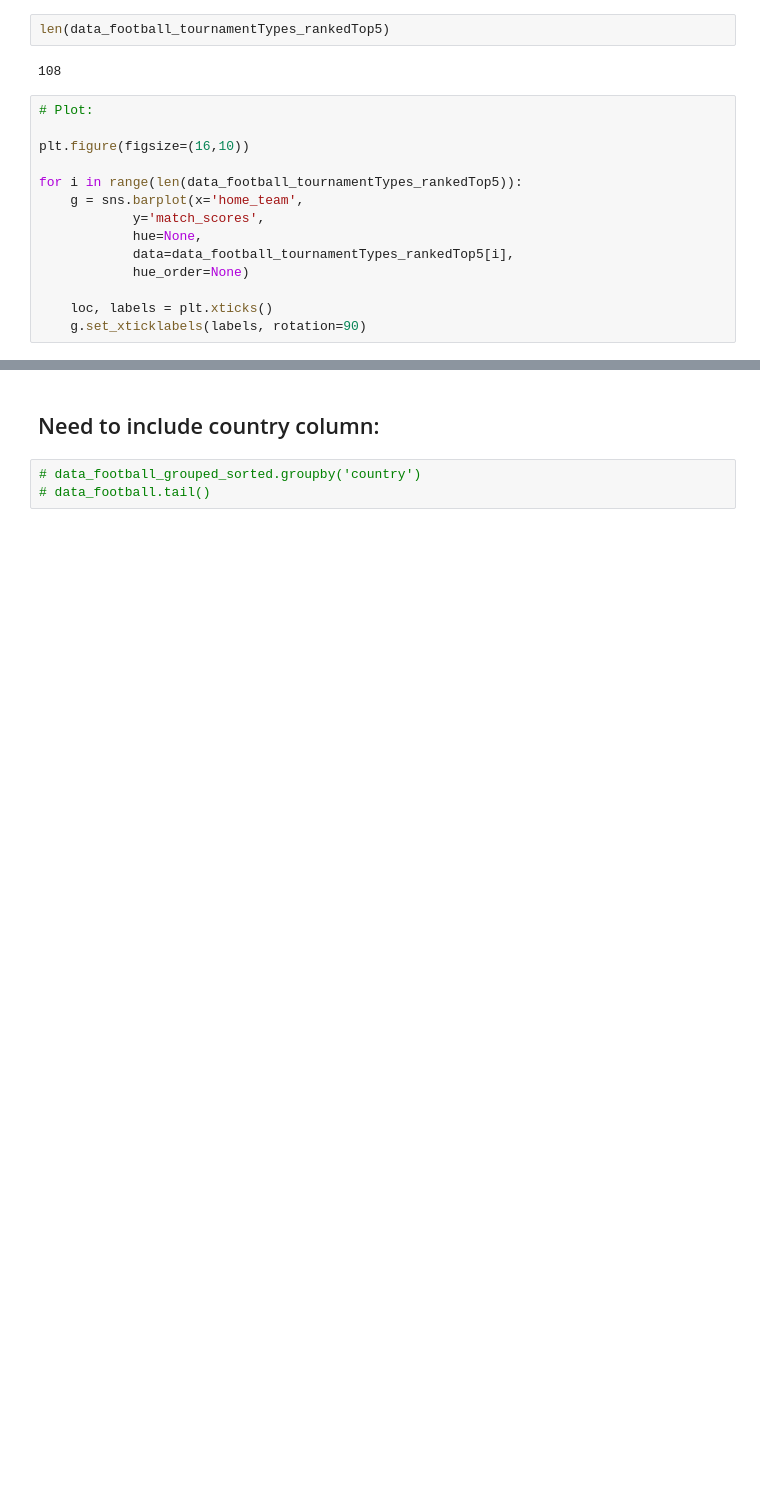
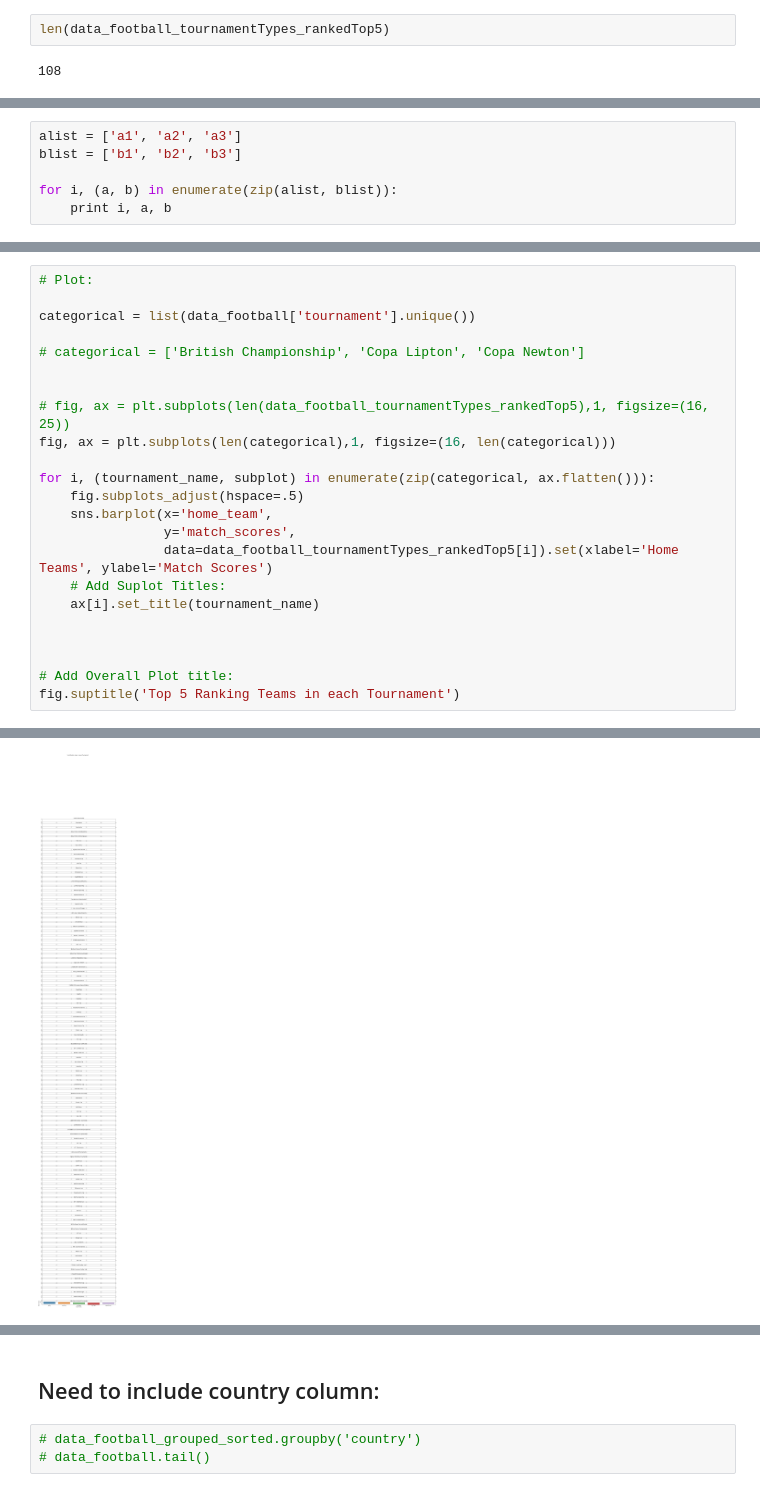
Before and after one commit to ylee9107/Visual-Analytics-Project-1---footballResults, a Jupyter notebook: Python files/Football_Task1._v2.ipynb, the cells around one changed output, grey strips where cells are left out. Drawn from its saved outputs; the diff is of its cells as text; blank space fills up the shorter version.

```diff
--- a/Python files/Football_Task1._v2.ipynb
+++ b/Python files/Football_Task1._v2.ipynb
@@ -538,17 +538,3 @@ data_football_tournamentTypes_rankedTop5[0]
 len(data_football_tournamentTypes_rankedTop5)
 # %% [output]
 108
-# %%
-# Plot:
-
-plt.figure(figsize=(16,10))
-
-for i in range(len(data_football_tournamentTypes_rankedTop5)):
-    g = sns.barplot(x='home_team',
-            y='match_scores',
-            hue=None,
-            data=data_football_tournamentTypes_rankedTop5[i],
-            hue_order=None)
-
-    loc, labels = plt.xticks()
-    g.set_xticklabels(labels, rotation=90)
@@ -556,0 +555,6 @@ for i in range(len(data_football_tournamentTypes_rankedTop5)):
+# %%
+alist = ['a1', 'a2', 'a3']
+blist = ['b1', 'b2', 'b3']
+
+for i, (a, b) in enumerate(zip(alist, blist)):
+    print i, a, b
@@ -556,0 +563,24 @@ for i in range(len(data_football_tournamentTypes_rankedTop5)):
+# %%
+# Plot:
+
+categorical = list(data_football['tournament'].unique())
+
+# categorical = ['British Championship', 'Copa Lipton', 'Copa Newton']
+
+
+# fig, ax = plt.subplots(len(data_football_tournamentTypes_rankedTop5),1, figsize=(16, 25))
+fig, ax = plt.subplots(len(categorical),1, figsize=(16, len(categorical)))
+
+for i, (tournament_name, subplot) in enumerate(zip(categorical, ax.flatten())):
+    fig.subplots_adjust(hspace=.5)
+    sns.barplot(x='home_team',
+                y='match_scores',
+                data=data_football_tournamentTypes_rankedTop5[i]).set(xlabel='Home Teams', ylabel='Match Scores')
+    # Add Suplot Titles:
+    ax[i].set_title(tournament_name)
+
+
+
+# Add Overall Plot title:
+fig.suptitle('Top 5 Ranking Teams in each Tournament')
+# %% [output]
@@ -556,0 +588 @@ for i in range(len(data_football_tournamentTypes_rankedTop5)):
+[figure, added]
```
Also changed, not shown: parts of 10 cells of this notebook.
